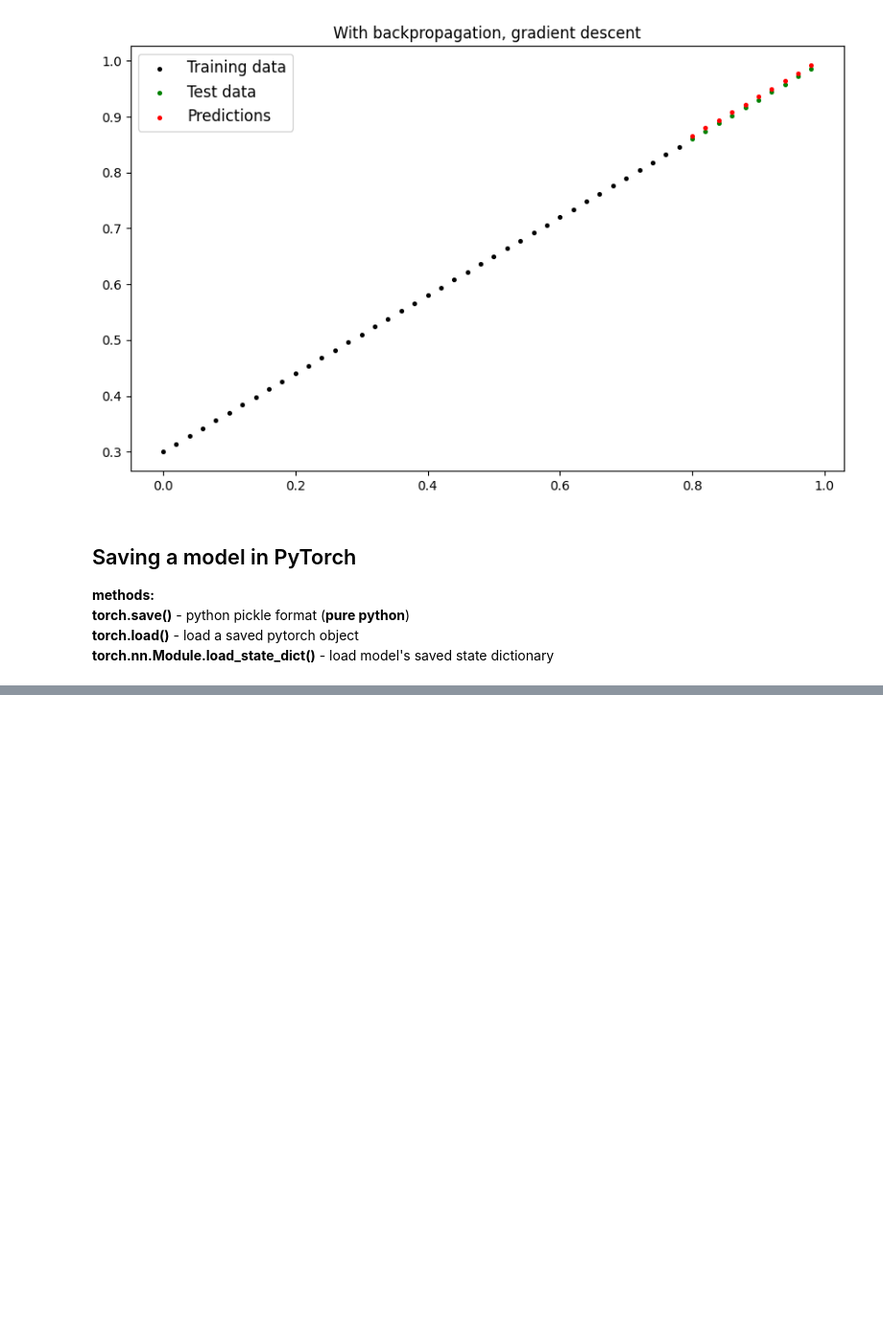
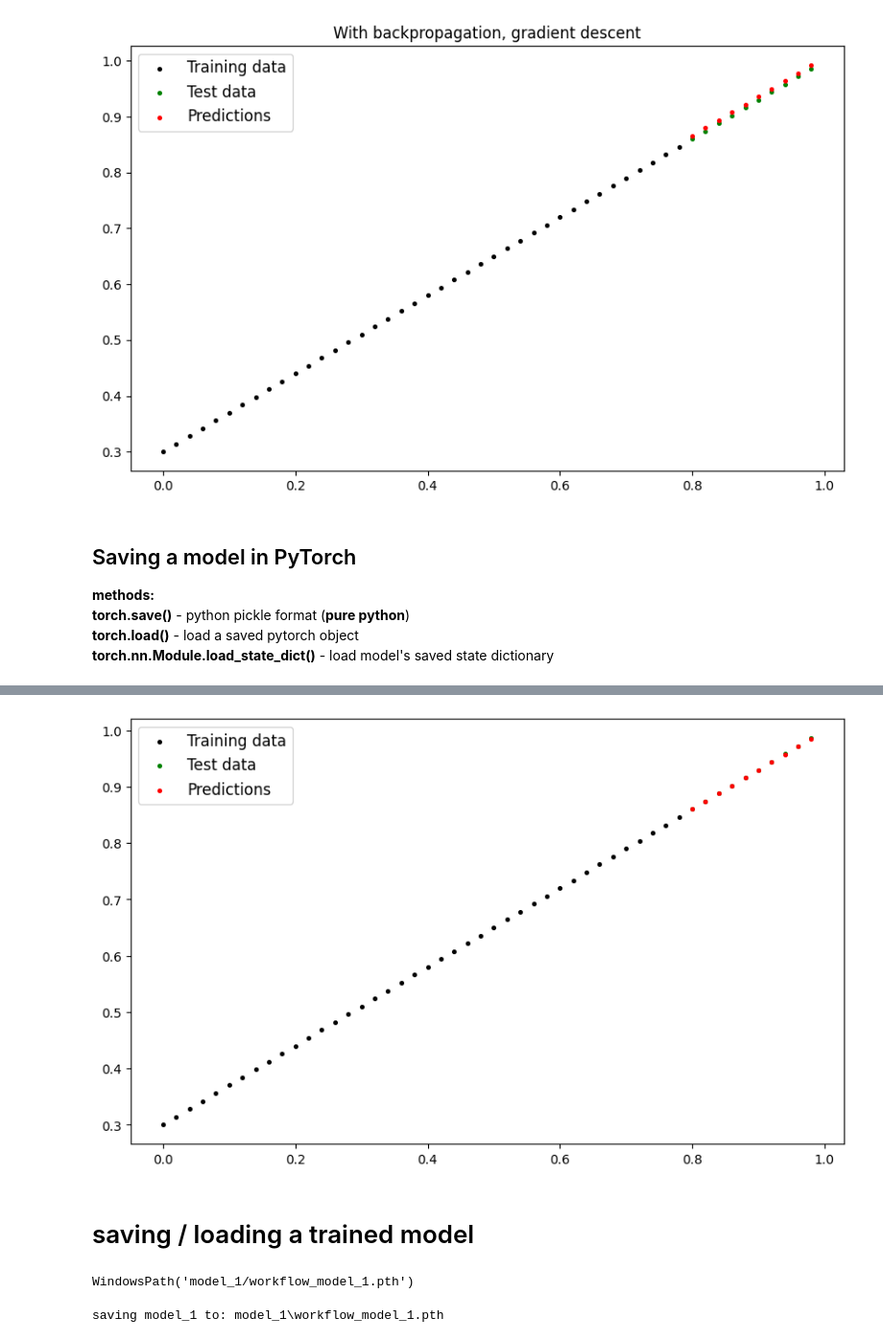
Before and after one commit to padrigon-lynbert/Learning_toorch, a Jupyter notebook: 02_pytorch_workflow.ipynb, the cells around one changed output, grey strips where cells are left out. Shown at 96% size. Cells and saved outputs as stored; diff of their text form; code cells hidden in the pictures; blank space fills up the shorter version.

```diff
--- a/02_pytorch_workflow.ipynb
+++ b/02_pytorch_workflow.ipynb
@@ -225,0 +340,34 @@ __torch.nn.Module.load_state_dict()__ - load model's saved state dictionary
+# %%
+#setup loss function
+loss_fn = nn.L1Loss()
+
+# optimizer
+optimizer = torch.optim.SGD(params=model_1.parameters(), lr=0.01)
+# %%
+# training loop
+torch.manual_seed(42)
+epochs = 200
+
+# put data on gpu (data device agnostic code)
+X_train, X_test = X_train.to(device), X_test.to(device)
+y_train, y_test = y_train.to(device), y_test.to(device)
+
+# training
+for epoch in range(epochs):
+    model_1.train() # call model.train
+    y_pred = model_1(X_train.to(device))  # do a forward pass (propagation)
+    loss = loss_fn(y_pred, y_train) # calculate the loss
+    optimizer.zero_grad()
+    loss.backward()
+    optimizer.step()
+
+# testing
+
+    model_1.eval()
+    with torch.inference_mode():
+        test_pred = model_1(X_test)
+        test_loss = loss_fn(test_pred, y_test)
+
+# print out what's happenin (from the song)
+    if epoch % 10 == 0:
+        print(f'epoch: {epoch}, loss: {loss}, test loss: {test_loss}')
@@ -225,0 +401,9 @@ __torch.nn.Module.load_state_dict()__ - load model's saved state dictionary
+# %%
+model_1.eval()
+
+# make predictions on the test data
+
+with torch.inference_mode():
+    y_preds = model_1(X_test)
+
+y_preds
@@ -225,0 +421,26 @@ __torch.nn.Module.load_state_dict()__ - load model's saved state dictionary
+# %%
+plot_predictions(predictions=y_preds.to('cpu'))
+# %% [output]
+[figure, added]
+# %% [markdown]
+# saving / loading a trained model
+# %%
+from pathlib import Path
+
+# creating directory
+MODEL_PATH = Path('model_1')
+MODEL_PATH.mkdir(parents=True, exist_ok=True)
+
+# creating model save path
+MODEL_NAME = "workflow_model_1.pth"
+MODEL_SAVE_PATH = MODEL_PATH/MODEL_NAME
+
+MODEL_SAVE_PATH
+# %% [output]
+WindowsPath('model_1/workflow_model_1.pth')
+# %%
+# save model
+print(f"saving model_1 to: {MODEL_SAVE_PATH}")
+torch.save(obj=model_1.state_dict(), f=MODEL_SAVE_PATH)
+# %% [output]
+saving model_1 to: model_1\workflow_model_1.pth
```
Also changed, not shown: parts of 17 cells of this notebook, 3 other files.
